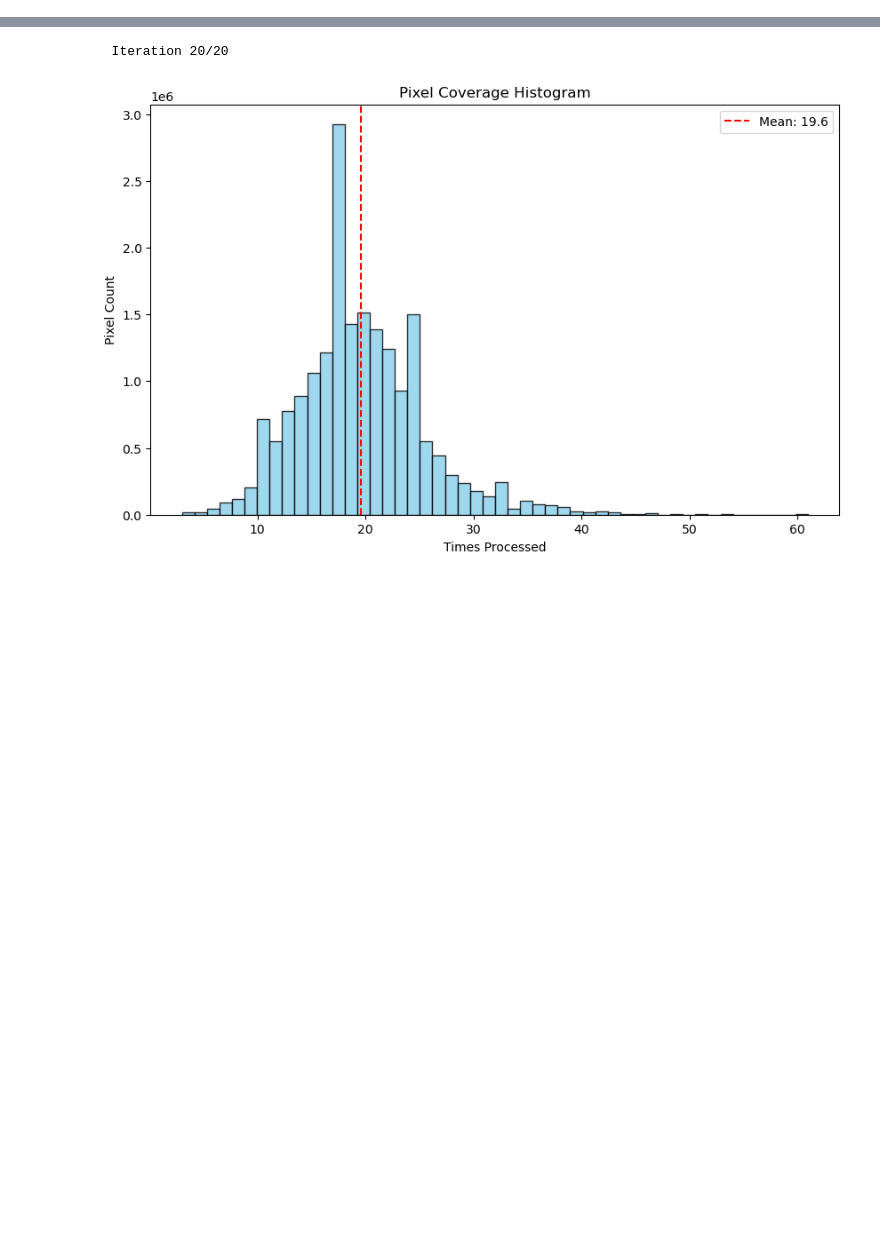
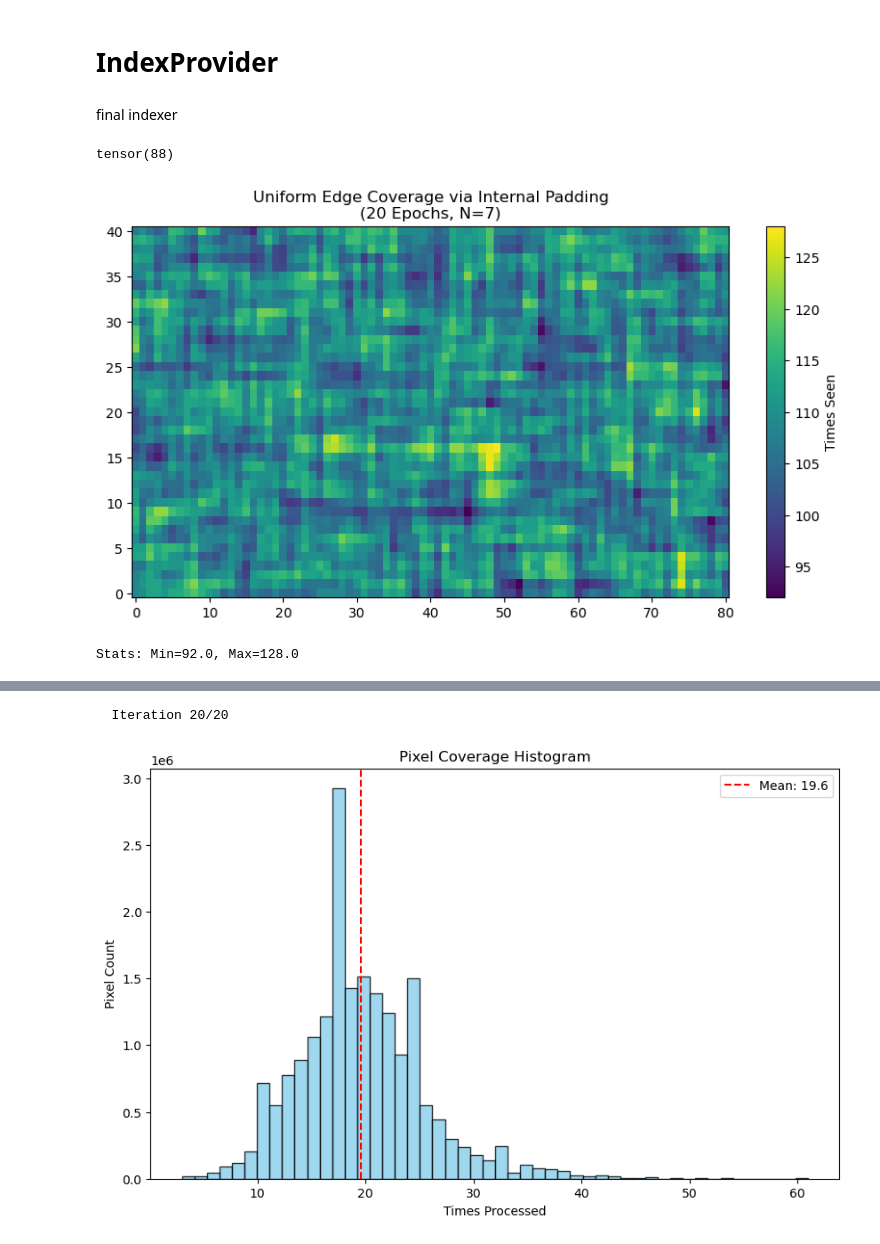
Before and after one commit to AMBehroozi/Flood_Neural_operator, a Jupyter notebook: moving_window.ipynb, the cells around one changed output, grey strips where cells are left out. Cells and saved outputs as stored; diff of their text form; code cells hidden in the pictures; blank space fills up the shorter version.

```diff
--- a/moving_window.ipynb
+++ b/moving_window.ipynb
@@ -0,0 +1,4 @@
+# %% [markdown]
+# IndexProvider
+# %% [markdown]
+final indexer
@@ -0,0 +64,43 @@
+# %%
+epoch_indices.max()
+# %% [output]
+tensor(88)
+# %%
+def analyze_padded_indexer_coverage(mx, my, N, epochs=20):
+    # Initialize with the padding-aware provider
+    provider = PaddedIndexProvider(mx, my, N, batch_size=64)
+    coverage_map = torch.zeros(mx, my)
+    pad = provider.padding
+
+    for epoch in range(epochs):
+        epoch_indices = provider.get_epoch_indices()
+
+        for idx in range(len(epoch_indices)):
+            # These are indices in the PADDED coordinate system
+            px, py = epoch_indices[idx][0].item(), epoch_indices[idx][1].item()
+
+            # Map padded coordinates back to original domain coordinates
+            # Original x starts at pad, ends at pad + mx
+            orig_x_start = max(0, px - pad)
+            orig_x_end = min(mx, px - pad + N)
+
+            orig_y_start = max(0, py - pad)
+            orig_y_end = min(my, py - pad + N)
+
+            if orig_x_start < orig_x_end and orig_y_start < orig_y_end:
+                coverage_map[orig_x_start:orig_x_end, orig_y_start:orig_y_end] += 1
+
+    # --- PLOTTING ---
+    plt.figure(figsize=(10, 5))
+    plt.imshow(coverage_map.numpy().T, cmap='viridis', origin='lower', aspect='auto')
+    plt.colorbar(label='Times Seen')
+    plt.title(f"Uniform Edge Coverage via Internal Padding\n({epochs} Epochs, N={N})")
+    plt.show()
+
+    print(f"Stats: Min={coverage_map.min().item()}, Max={coverage_map.max().item()}")
+
+if __name__ == "__main__":
+    analyze_padded_indexer_coverage(mx=81, my=41, N=7, epochs=20)
+# %% [output]
+[figure, added]
+Stats: Min=92.0, Max=128.0
```
Also changed, not shown: parts of 4 cells of this notebook, 3 other files.
